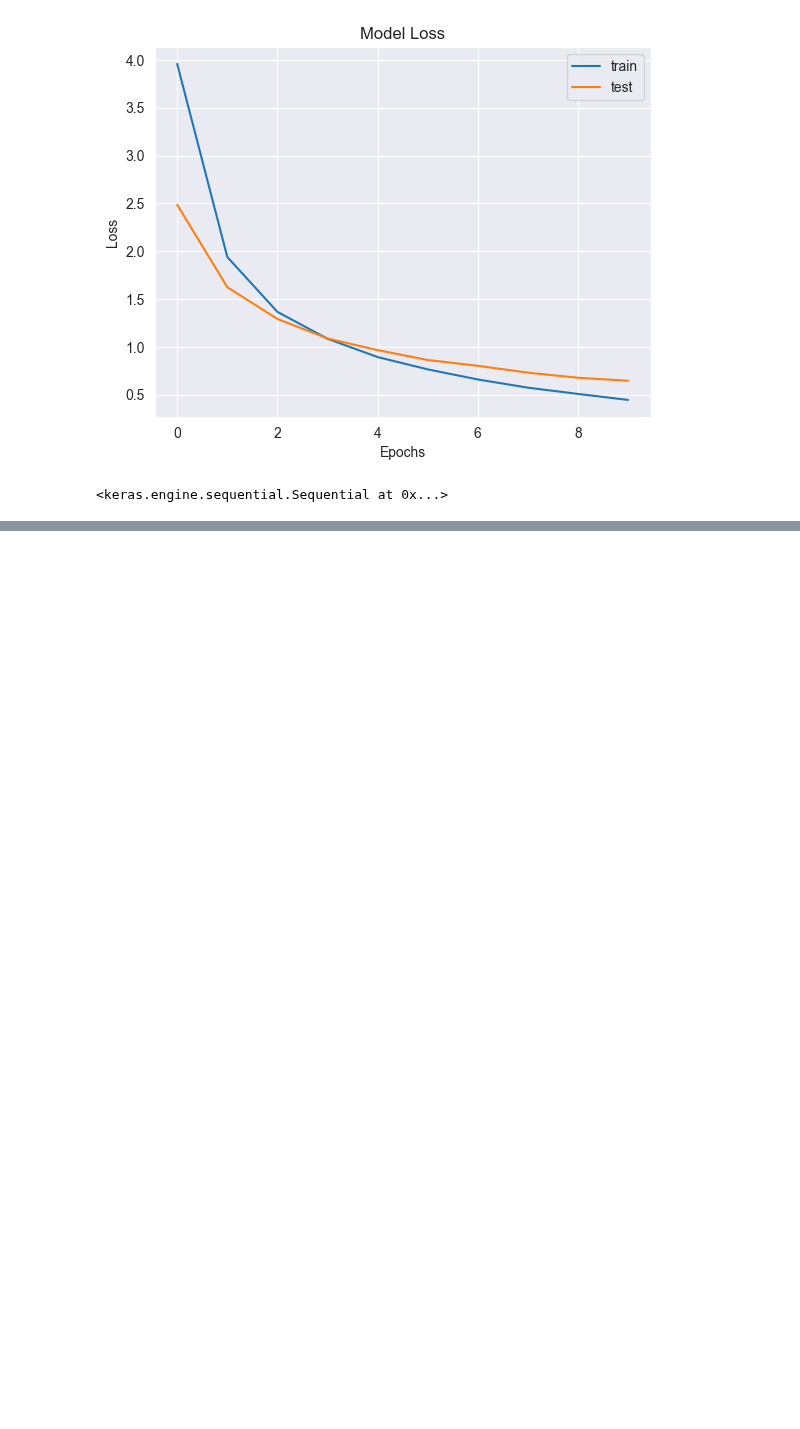
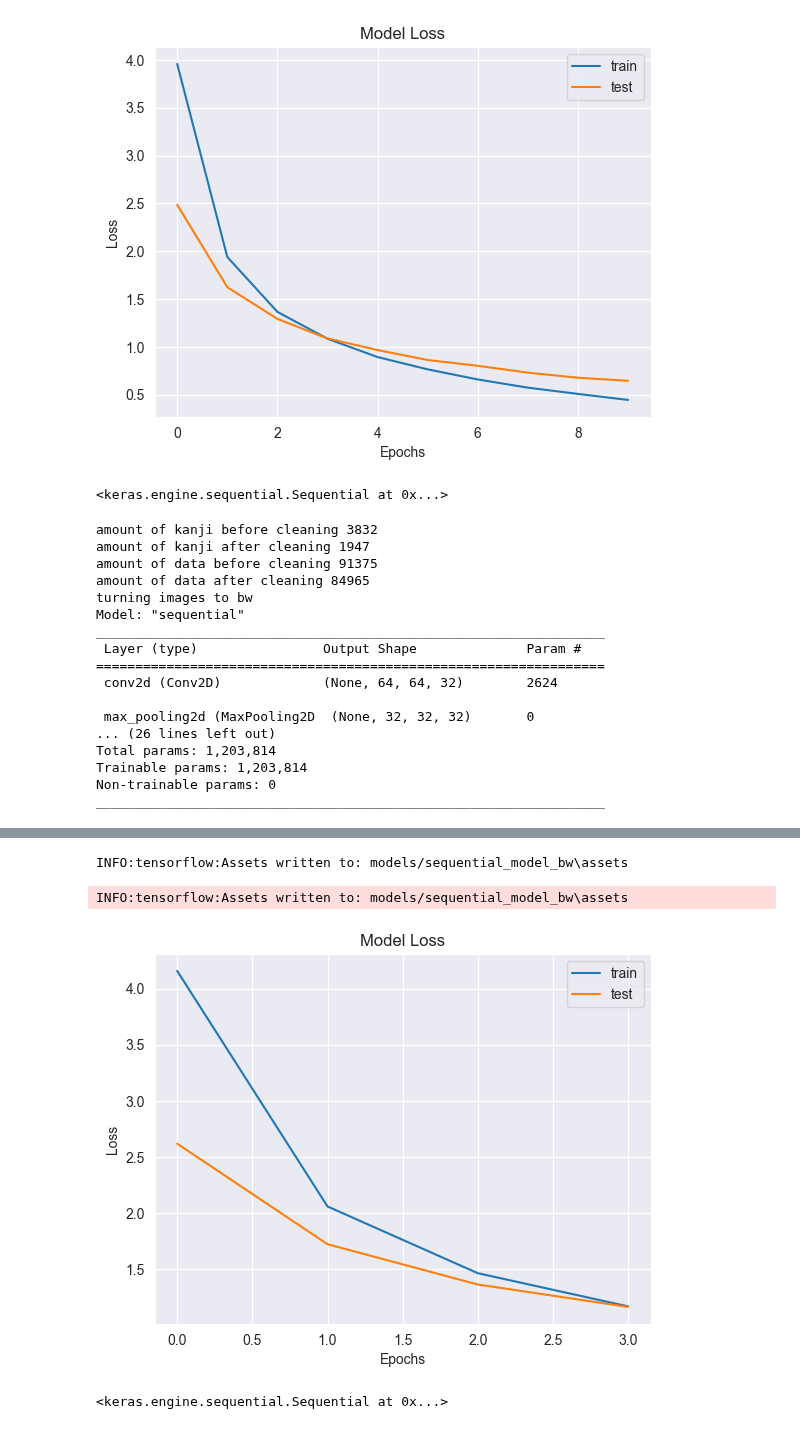
Before and after one commit to krisdanoda/Kanji-recognizer, a Jupyter notebook: Journal/Kris' Journal (to be renamed) BW.ipynb, the cells around one changed output, grey strips where cells are left out. Cells and saved outputs as stored; diff of their text form; code cells hidden in the pictures; blank space fills up the shorter version.

```diff
--- a/Journal/Kris' Journal (to be renamed) BW.ipynb
+++ b/Journal/Kris' Journal (to be renamed) BW.ipynb
@@ -421,4 +421,22 @@ sequentialModel.run_model("sigmoid_activation_bw", 10, 200,  activation="sigmoid
 # %%
 sequentialModel.run_model("softmax_activation_bw", 10, 200,  activation="softmax",  colors="BW")
 # %%
-sequentialModel.run_model("relu_activation_bw", 10, 200,  activation="relu", colors="BW")
+sequentialModel.run_model("sequential_model_bw", 4, 200,  kernel_sizes = [9, 7, 5, 1], colors="BW")
+# %% [output]
+amount of kanji before cleaning 3832
+amount of kanji after cleaning 1947
+amount of data before cleaning 91375
+amount of data after cleaning 84965
+turning images to bw
+Model: "sequential"
+_________________________________________________________________
+ Layer (type)                Output Shape              Param #
+=================================================================
+ conv2d (Conv2D)             (None, 64, 64, 32)        2624
+
+ max_pooling2d (MaxPooling2D  (None, 32, 32, 32)       0
+... (26 lines left out)
+Total params: 1,203,814
+Trainable params: 1,203,814
+Non-trainable params: 0
+_________________________________________________________________
@@ -424,0 +452,4 @@ sequentialModel.run_model("relu_activation_bw", 10, 200,  activation="relu", col
+INFO:tensorflow:Assets written to: models/sequential_model_bw\assets
+INFO:tensorflow:Assets written to: models/sequential_model_bw\assets
+[figure, added]
+<keras.engine.sequential.Sequential at 0x...>
```
Also changed, not shown: parts of 1 cell of this notebook, 12 other files.
